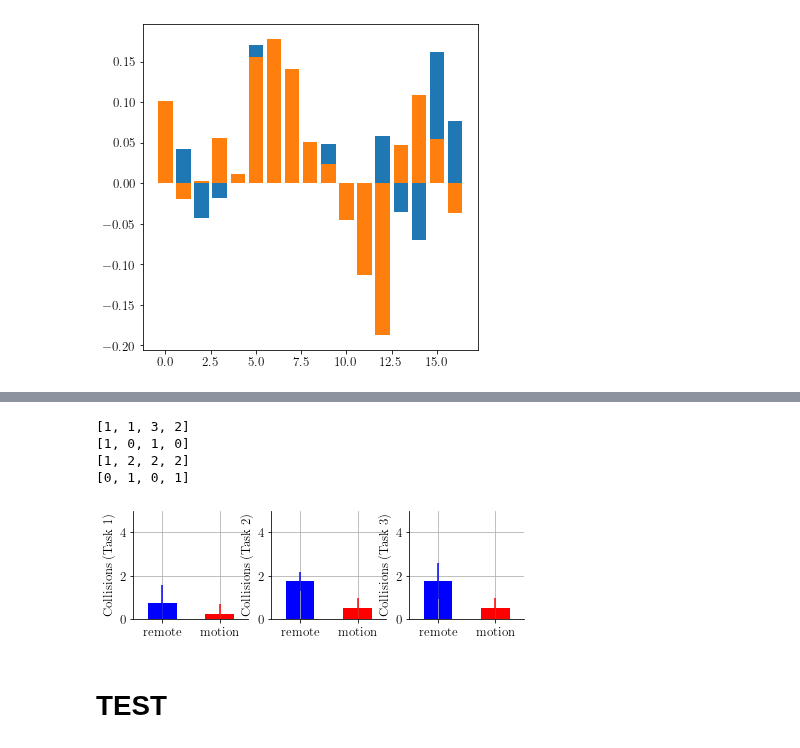
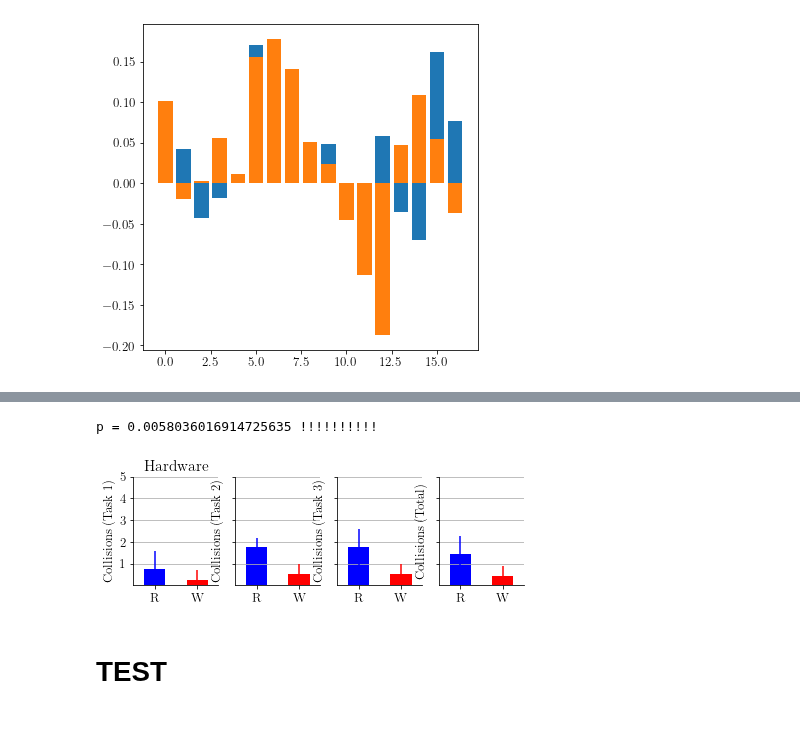
Before and after one commit to medioman22/Bidirectional_Interface, a Jupyter notebook: data_analysis/hardware/haptics.ipynb, the cells around one changed output, grey strips where cells are left out. Saved outputs shown, nothing was run; the diff lists cells and outputs as text; code cells hidden in the pictures.

```diff
--- a/data_analysis/hardware/haptics.ipynb
+++ b/data_analysis/hardware/haptics.ipynb
@@ -2352,7 +2352,7 @@ c1 = 'b'
 c2 = 'r'
 
 fig = plt.figure(figsize=(7, 2))
-ax = fig.add_subplot(131)
+ax = fig.add_subplot(141)
 ax.bar([1],
    [np.mean(all_r_X),],
       yerr = [np.std(all_r_X)], color =c1, ecolor = c1, width=0.5 )
@@ -2360,17 +2360,20 @@ ax.bar([2],
    [np.mean(all_m_X)],
       yerr = [np.std(all_m_X)], color =c2, ecolor = c2, width=0.5 )
 
-plt.xticks([1,2], ['remote', 'motion'])
+plt.xticks([1,2], ['R', 'W'])
 plt.ylim([0, 5])
 plt.xlim([0.5, 2.5])
 plt.ylabel('Collisions (Task 1)')
+plt.yticks([1,2,3,4,5])
 plt.grid()
+ax.xaxis.grid()
 
 
 ax.spines['right'].set_visible(False)
 ax.spines['top'].set_visible(False)
+plt.title('Hardware')
 
-ax = fig.add_subplot(132)
+ax = fig.add_subplot(142)
 ax.bar([1],
    [np.mean(all_r_Z),],
       yerr = [np.std(all_r_Z)], color =c1, ecolor = c1, width=0.5 )
@@ -2378,45 +2381,67 @@ ax.bar([2],
    [np.mean(all_m_Z)],
       yerr = [np.std(all_m_Z)], color =c2, ecolor = c2, width=0.5 )
 
-plt.xticks([1,2], ['remote', 'motion'])
+plt.xticks([1,2], ['R', 'W'])
 plt.ylim([0, 5])
 plt.xlim([0.5, 2.5])
 plt.ylabel('Collisions (Task 2)')
+plt.yticks([1,2,3,4,5], ['','','','',''])
 plt.grid()
+ax.xaxis.grid()
 
 ax.spines['right'].set_visible(False)
 ax.spines['top'].set_visible(False)
 
 
-ax = fig.add_subplot(133)
+ax = fig.add_subplot(143)
 ax.bar([1],
    [np.mean(all_r_Y),],
       yerr = [np.std(all_r_Y)], color =c1, ecolor = c1, width=0.5 )
 ax.bar([2],
    [np.mean(all_m_Y)],
       yerr = [np.std(all_m_Y)], color =c2, ecolor = c2, width=0.5 )
 
-plt.xticks([1,2], ['remote', 'motion'])
+plt.xticks([1,2], ['R', 'W'])
 plt.ylim([0, 5])
 plt.xlim([0.5, 2.5])
 plt.ylabel('Collisions (Task 3)')
+plt.yticks([1,2,3,4,5], ['','','','',''])
 plt.grid()
+ax.xaxis.grid()
 
 ax.spines['right'].set_visible(False)
 ax.spines['top'].set_visible(False)
 
-print(all_r_Y)
-print(all_m_Y)
-print(all_r_Z)
-print(all_m_Z)
+
+all_r = all_r_X + all_r_Z + all_r_Y
+all_m = all_m_X + all_m_Z + all_m_Y
+
+ax = fig.add_subplot(144)
+ax.bar([1],
+   [np.mean(all_r),],
+      yerr = [np.std(all_r)], color =c1, ecolor = c1, width=0.5 )
+ax.bar([2],
+   [np.mean(all_m)],
+      yerr = [np.std(all_m)], color =c2, ecolor = c2, width=0.5 )
+
+plt.xticks([1,2], ['R', 'W'])
+plt.ylim([0, 5])
+plt.xlim([0.5, 2.5])
+plt.ylabel('Collisions (Total)')
+plt.yticks([1,2,3,4,5], ['','','','',''])
+plt.grid()
+ax.xaxis.grid()
+
+ax.spines['right'].set_visible(False)
+ax.spines['top'].set_visible(False)
+
+t, p = t_test_kruskal(all_m, all_r)
+print_p(p)
 
 savefig('collisions_HW.pdf', bbox_inches='tight')
 # %% [output]
-[1, 1, 3, 2]
-[1, 0, 1, 0]
-[1, 2, 2, 2]
-[0, 1, 0, 1]
+p = 0.0058036016914725635 !!!!!!!!!!
-[figure, old version]
+[figure, new version]
 # %% [markdown]
 # TEST
 # %%
```
Also changed, not shown: parts of 3 cells of this notebook, 36 other files.
